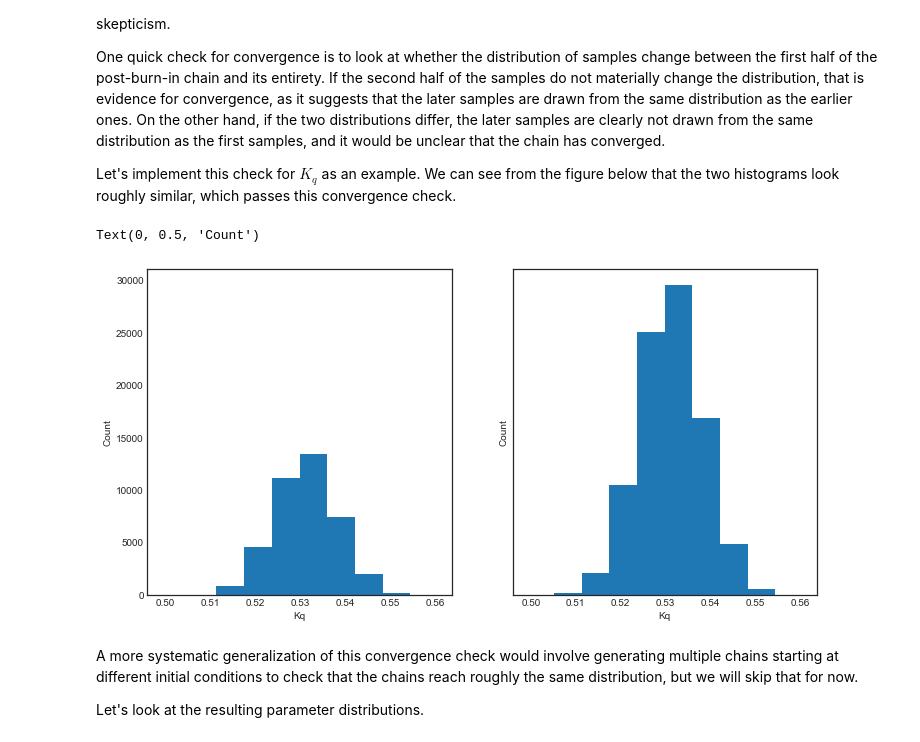
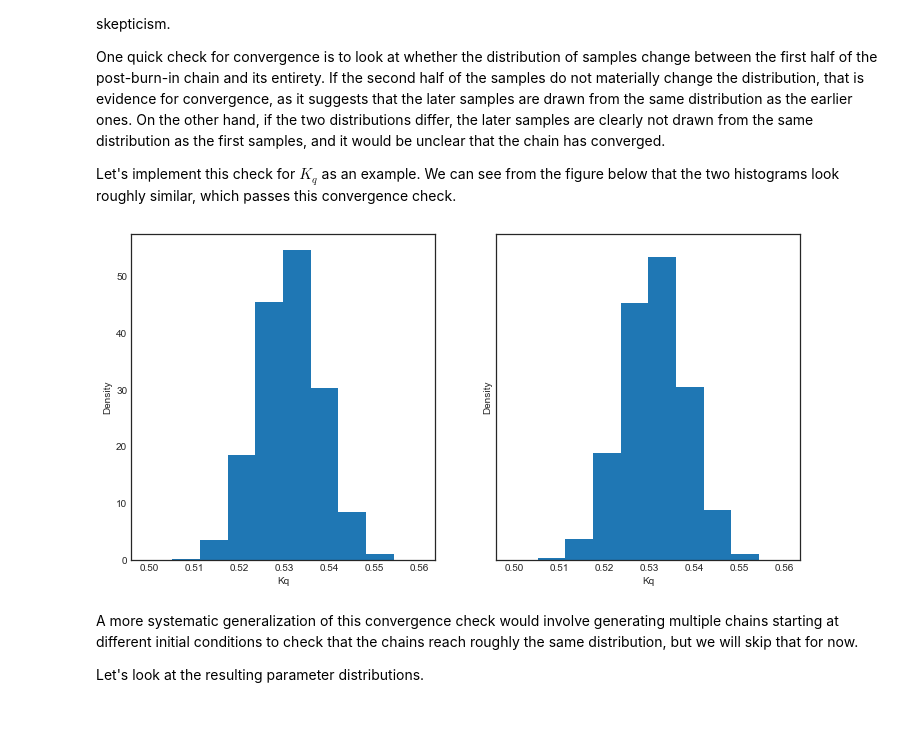
Before and after one commit to IMMM-SFA/msd_uncertainty_ebook, a Jupyter notebook: notebooks/mcmc.ipynb, the cells around one changed output. Drawn from its saved outputs; the diff is of its cells as text; code cells hidden in the pictures.

Commit message:
histogram update

```diff
--- a/notebooks/mcmc.ipynb
+++ b/notebooks/mcmc.ipynb
@@ -444,15 +442,14 @@ One quick check for convergence is to look at whether the distribution of sample
 Let's implement this check for $K_q$ as an example. We can see from the figure below that the two histograms look roughly similar, which passes this convergence check.
 # %%
 fig, axs = plt.subplots(1, 2, figsize=[12,6], sharey=True)
-axs[0].hist(out[0][(nburn+1):int(niter/2), 0])
-axs[1].hist(out[0][(nburn+1):niter, 0])
-axs[0].set_xlabel("Kq")
-axs[0].set_ylabel("Count")
-axs[1].set_xlabel("Kq")
-axs[1].set_ylabel("Count")
+axs[0].hist(out[0][(nburn+1):int(niter/2), 0], density=True)
+axs[1].hist(out[0][(nburn+1):niter, 0], density=True)
+axs[0].set_xlabel("Kq");
+axs[0].set_ylabel("Density");
+axs[1].set_xlabel("Kq");
+axs[1].set_ylabel("Density");
 # %% [output]
-Text(0, 0.5, 'Count')
-[figure, old version]
+[figure, new version]
 # %% [markdown]
 
 
```
Also changed, not shown: parts of 4 cells of this notebook, 2 other files.
